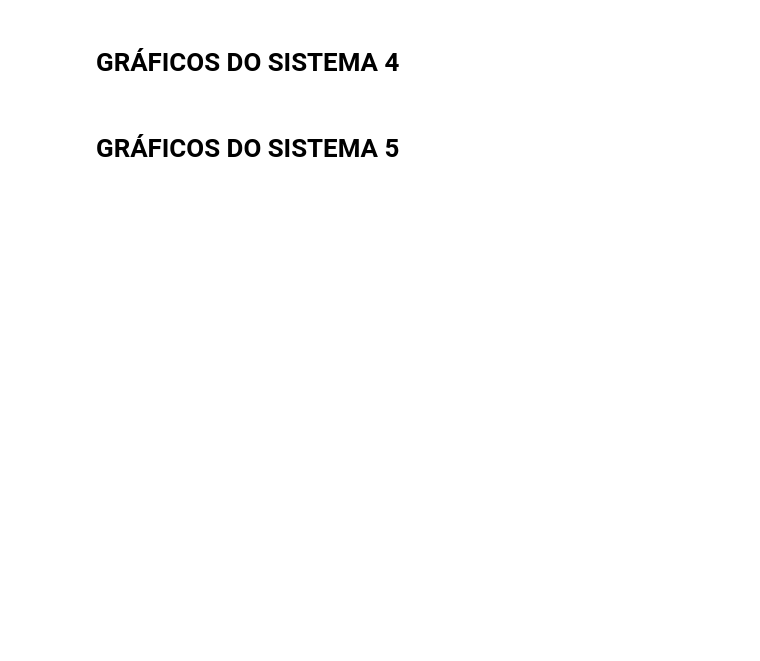
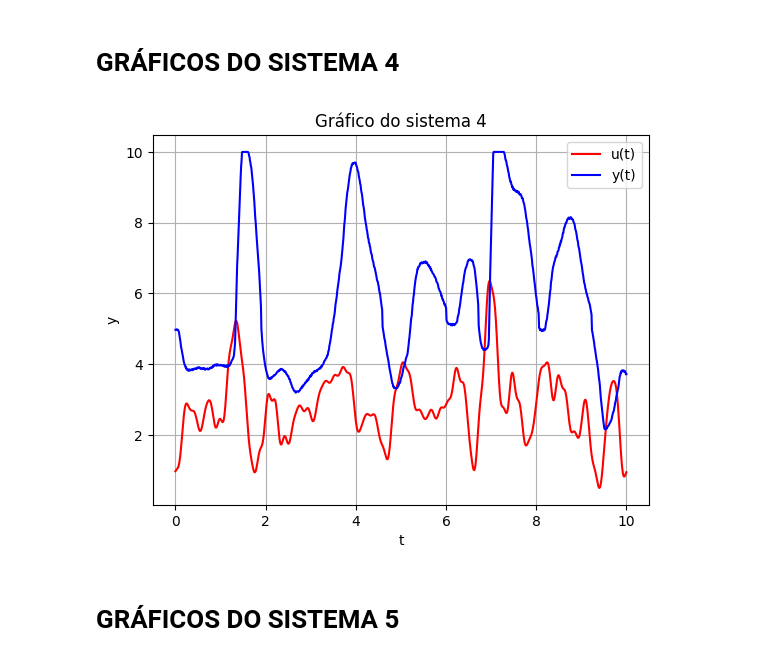
Before and after one commit to L-student/Identificacao_de_sistemas, a Jupyter notebook: AB2-1_Identificacao_Sistemas.ipynb, the cells around one changed output. Cells and saved outputs as stored; diff of their text form; code cells hidden in the pictures; blank space fills up the shorter version.

```diff
--- a/AB2-1_Identificacao_Sistemas.ipynb
+++ b/AB2-1_Identificacao_Sistemas.ipynb
@@ -131,25 +135,29 @@ y_03 = np.reshape(y_03 ,(len(y_03),1))
 # %%
 import pandas as pd
 import matplotlib.pyplot as plt
 
 
 tanque = pd.read_csv('dataBenchmark.csv')
 
 u_04 = tanque['uVal'].values
 y_04 = tanque['yVal'].values
 
-plt.plot(u_04, label='u(t)', color = 'red')
-plt.plot(y_04, label='y(t)', color = 'blue')
+t_04 = np.linspace(0, 10, len(u_04))
+
+plt.plot(t_04, u_04, label='u(t)', color = 'red')
+plt.plot(t_04, y_04, label='y(t)', color = 'blue')
 plt.xlabel('t')
 plt.ylabel('y')
 plt.title('Gráfico do sistema 4')
 plt.legend()
 plt.grid(True)
 plt.show()
 
 
 u_04 = np.reshape(u_04, (len(u_04),1))
 y_04 = np.reshape(y_04 ,(len(y_04),1))
+# %% [output]
+[figure, added]
 # %% [markdown]
 # **GRÁFICOS DO SISTEMA 5**
 # %%
```
Also changed, not shown: parts of 67 cells of this notebook.
